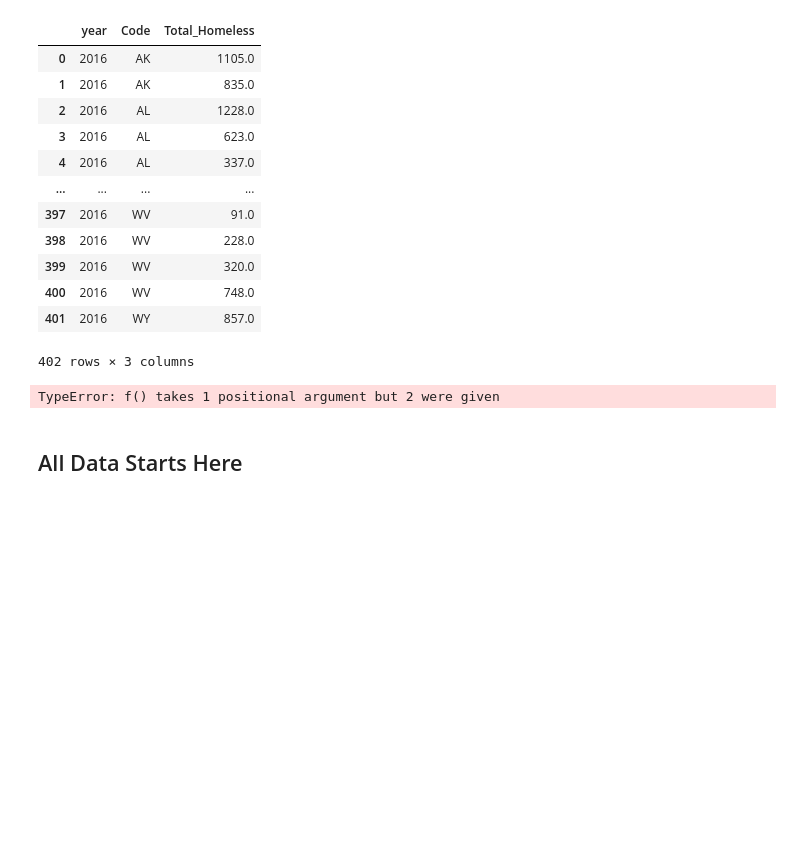
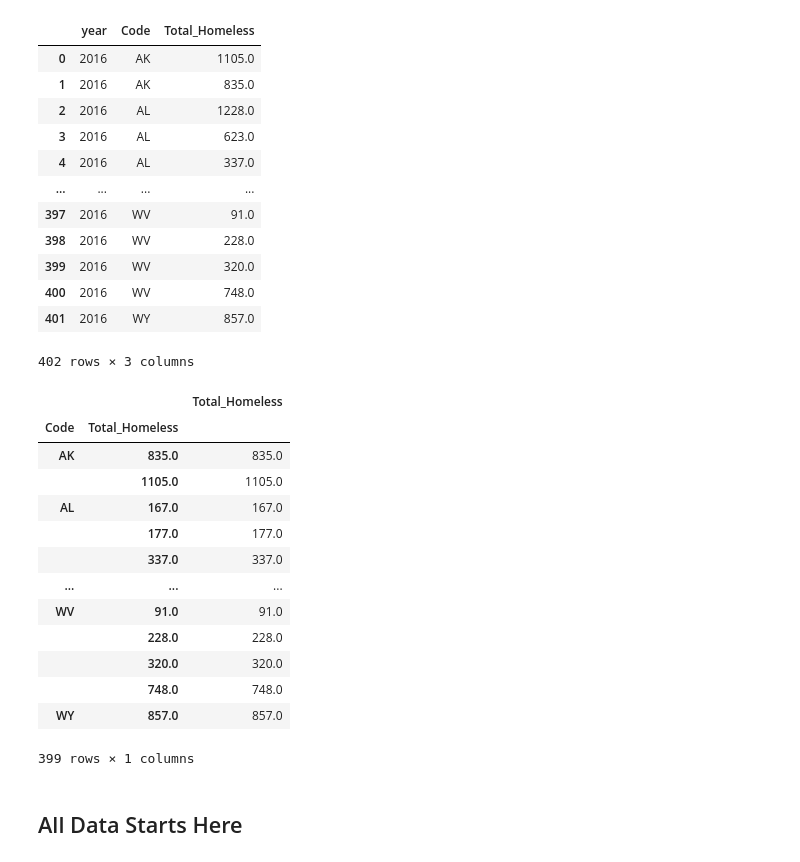
Before and after one commit to gamem001/warehousing_the_housing_crisis, a Jupyter notebook: melissa_data/all_housing_data.ipynb, the cells around one changed output. Cells and saved outputs as stored; diff of their text form; code cells hidden in the pictures; blank space fills up the shorter version.

```diff
--- a/melissa_data/all_housing_data.ipynb
+++ b/melissa_data/all_housing_data.ipynb
@@ -644,11 +644,28 @@ homeless_2016_filtered
 | 400 | 2016 | WV | 748.0 |
 | 401 | 2016 | WY | 857.0 |
 402 rows × 3 columns
-# %%
-homeless_2016_merge = homeless_2016_filtered.groupby(['Code'], as_index = False).sum(['Total_Homeless'])
-homeless_2016_merge.head()
-# %% [output]
-TypeError: f() takes 1 positional argument but 2 were given
+# %%
+# test = homeless_2016_filtered.groupby(['Code'], as_index = False)
+# total_homeless_2016 = homeless_2016_filtered.groupby(['Code','Total_Homeless'])
+# total_homeless_2016
+
+total_homeless_2016 = homeless_2016_filtered.groupby(['Code', 'Total_Homeless'])['Total_Homeless'].agg('sum')
+pd.DataFrame(total_homeless_2016)
+# %% [output]
+|  |  | Total_Homeless |
+| Code | Total_Homeless |  |
+| AK | 835.0 | 835.0 |
+|  | 1105.0 | 1105.0 |
+| AL | 167.0 | 167.0 |
+|  | 177.0 | 177.0 |
+|  | 337.0 | 337.0 |
+| ... | ... | ... |
+| WV | 91.0 | 91.0 |
+|  | 228.0 | 228.0 |
+|  | 320.0 | 320.0 |
+|  | 748.0 | 748.0 |
+| WY | 857.0 | 857.0 |
+399 rows × 1 columns
 # %%
 states_rent_homeless = pd.merge(states_rent, homeless_2016_merge[['Code','Total_Homeless']], on = 'Code', how = 'left')
 states_rent_homeless.head()
```
Also changed, not shown: 28 other files.
